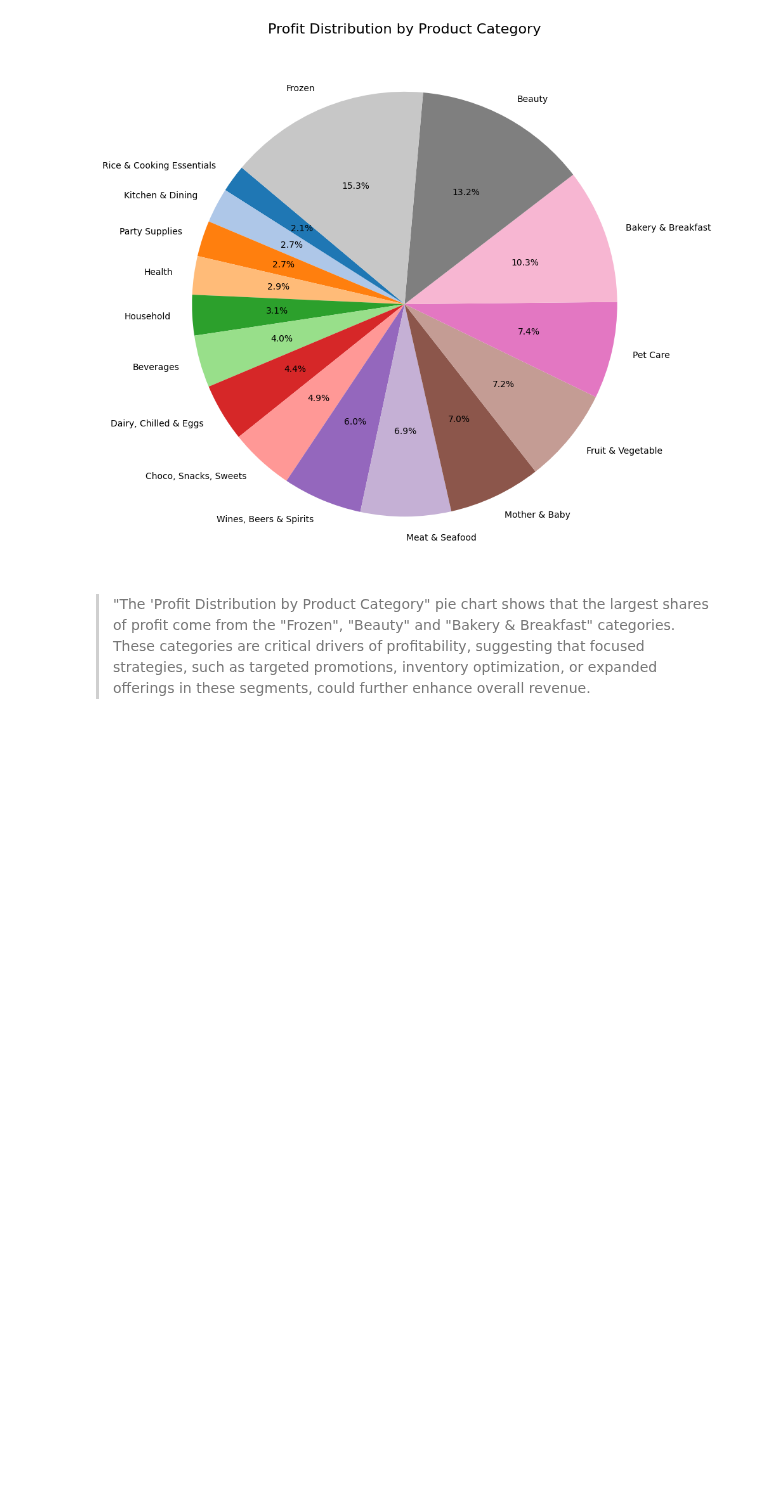
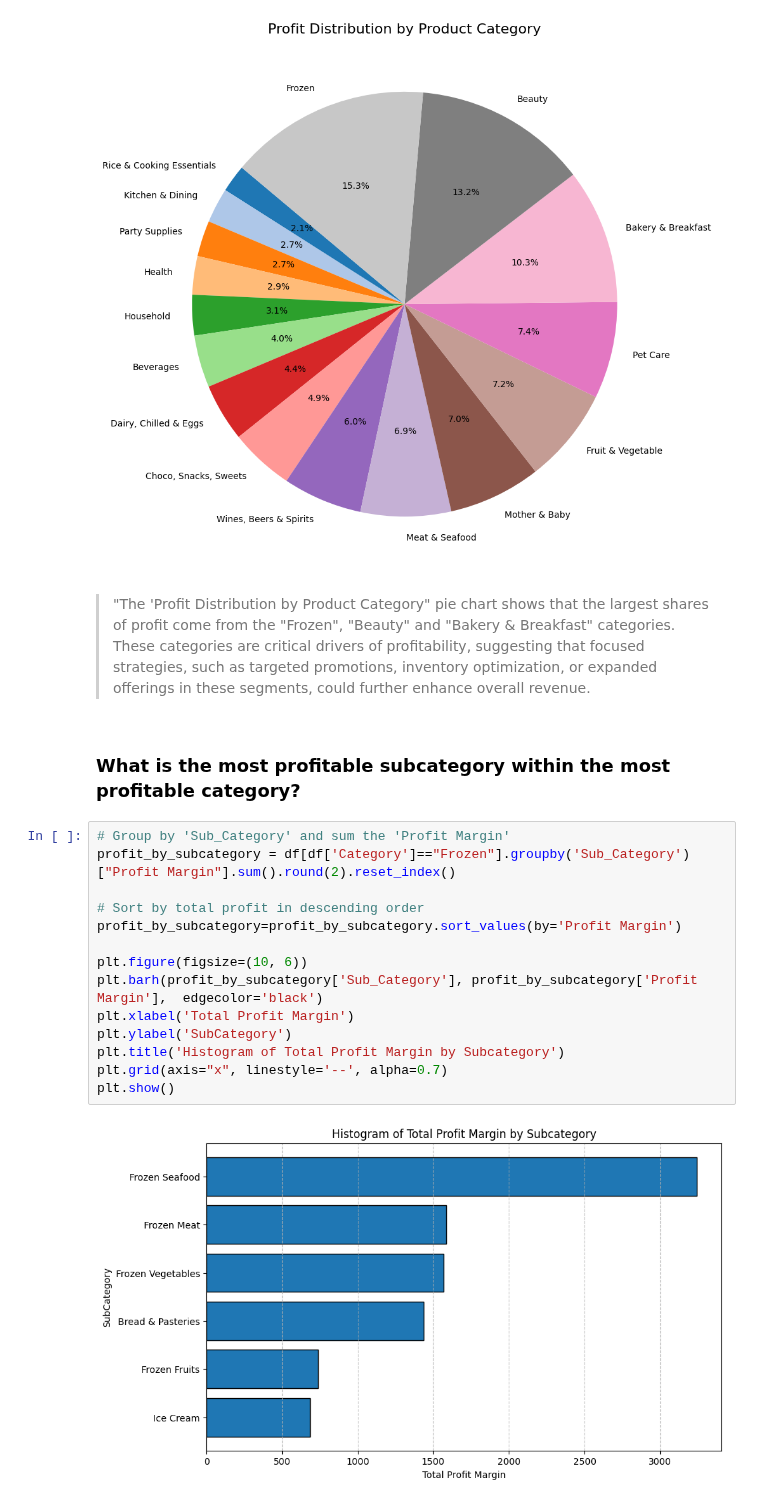
Before and after one commit to KharchenkoAnastasia/customer_analysis_grocery_chain, a Jupyter notebook: customer_analysis_grocery_chain.ipynb, the cells around one changed output. Cells and saved outputs as stored; diff of their text form; blank space fills up the shorter version.

```diff
--- a/customer_analysis_grocery_chain.ipynb
+++ b/customer_analysis_grocery_chain.ipynb
@@ -453,3 +453,21 @@ plt.show()
 
 
 > "The 'Profit Distribution by Product Category" pie chart shows that the largest shares of profit come from the "Frozen", "Beauty" and "Bakery & Breakfast" categories. These categories are critical drivers of profitability, suggesting that focused strategies, such as targeted promotions, inventory optimization, or expanded offerings in these segments, could further enhance overall revenue.
+# %% [markdown]
+### **What is the most profitable subcategory within the most profitable category?**
+# %%
+# Group by 'Sub_Category' and sum the 'Profit Margin'
+profit_by_subcategory = df[df['Category']=="Frozen"].groupby('Sub_Category')["Profit Margin"].sum().round(2).reset_index()
+
+# Sort by total profit in descending order
+profit_by_subcategory=profit_by_subcategory.sort_values(by='Profit Margin')
+
+plt.figure(figsize=(10, 6))
+plt.barh(profit_by_subcategory['Sub_Category'], profit_by_subcategory['Profit Margin'],  edgecolor='black')
+plt.xlabel('Total Profit Margin')
+plt.ylabel('SubCategory')
+plt.title('Histogram of Total Profit Margin by Subcategory')
+plt.grid(axis="x", linestyle='--', alpha=0.7)
+plt.show()
+# %% [output]
+[figure, added]
```
